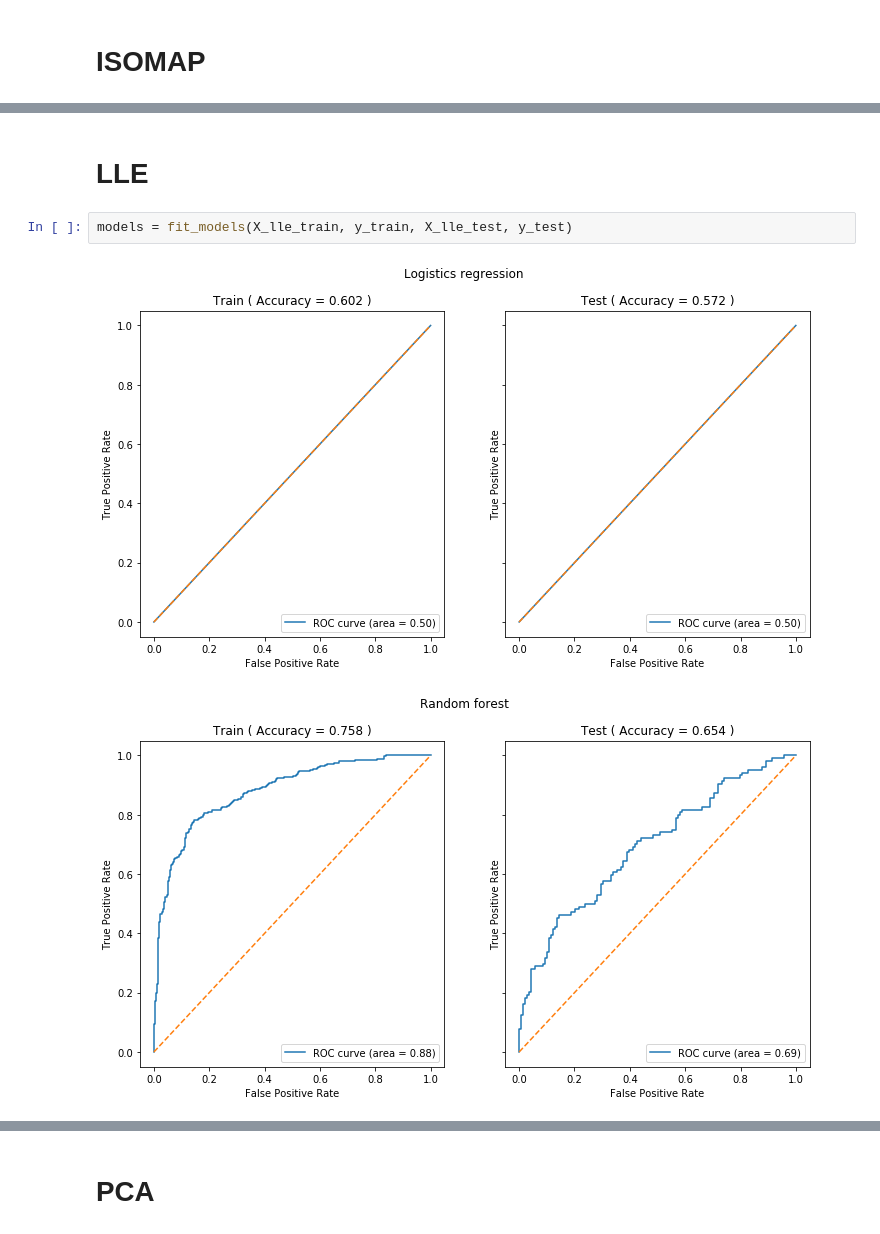
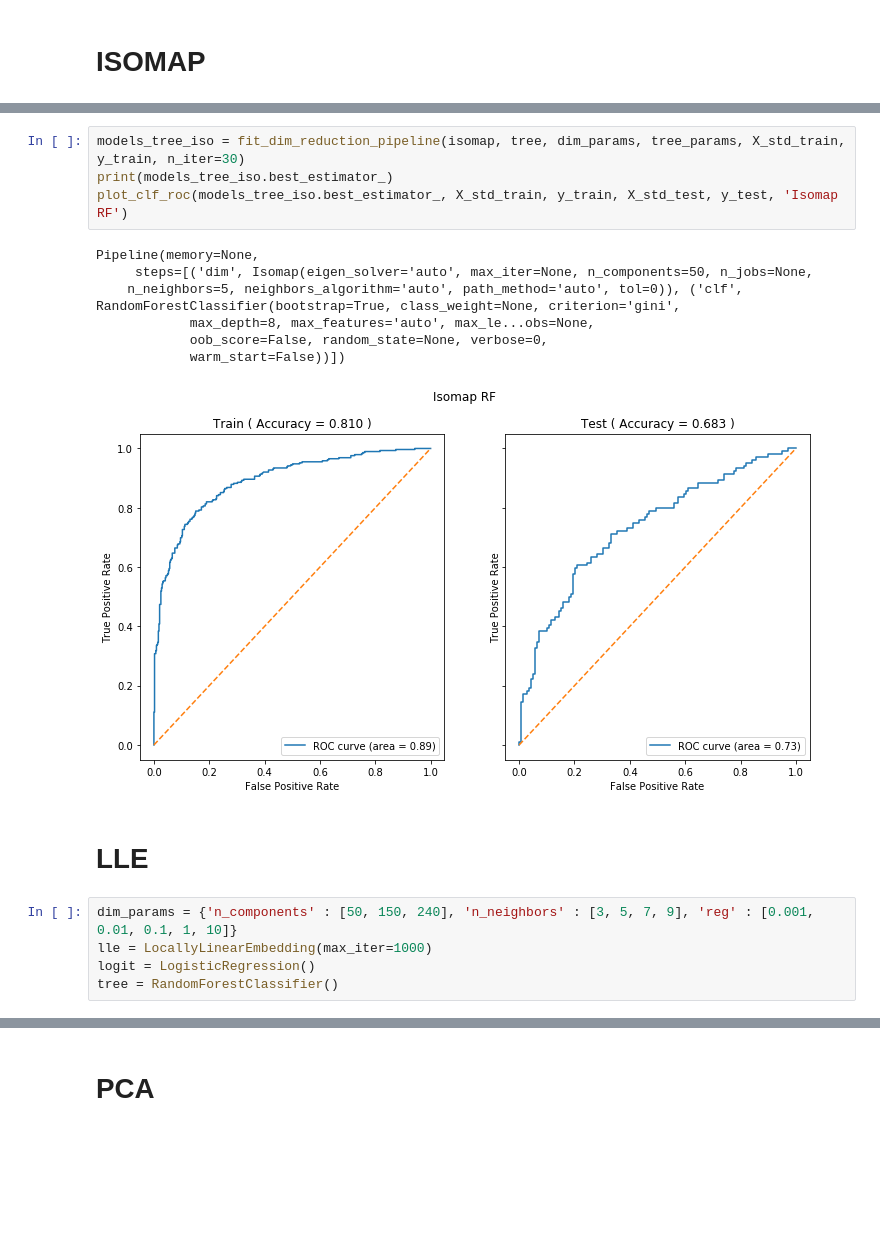
Before and after one commit to sjwilczynski/geneExpr, a Jupyter notebook: DimensionalityReduction.ipynb, the cells around one changed output, grey strips where cells are left out. Saved outputs shown, nothing was run; the diff lists cells and outputs as text; blank space fills up the shorter version.

```diff
--- a/DimensionalityReduction.ipynb
+++ b/DimensionalityReduction.ipynb
@@ -43,7 +51,19 @@ mdoels = fit_models(X_isomap_train, y_train, X_isomap_test, y_test)
+# %%
+models_tree_iso = fit_dim_reduction_pipeline(isomap, tree, dim_params, tree_params, X_std_train, y_train, n_iter=30)
+print(models_tree_iso.best_estimator_)
+plot_clf_roc(models_tree_iso.best_estimator_, X_std_train, y_train, X_std_test, y_test, 'Isomap RF')
+# %% [output]
+Pipeline(memory=None,
+     steps=[('dim', Isomap(eigen_solver='auto', max_iter=None, n_components=50, n_jobs=None,
+    n_neighbors=5, neighbors_algorithm='auto', path_method='auto', tol=0)), ('clf', RandomForestClassifier(bootstrap=True, class_weight=None, criterion='gini',
+            max_depth=8, max_features='auto', max_le...obs=None,
+            oob_score=False, random_state=None, verbose=0,
+            warm_start=False))])
+[figure, added]
 # %% [markdown]
 # LLE
-# %%
-models = fit_models(X_lle_train, y_train, X_lle_test, y_test)
-# %% [output]
-[figure, removed]
-[figure, removed]
+# %%
+dim_params = {'n_components' : [50, 150, 240], 'n_neighbors' : [3, 5, 7, 9], 'reg' : [0.001, 0.01, 0.1, 1, 10]}
+lle = LocallyLinearEmbedding(max_iter=1000)
+logit = LogisticRegression()
+tree = RandomForestClassifier()
```
Also changed, not shown: parts of 20 cells of this notebook, 7 other files.
